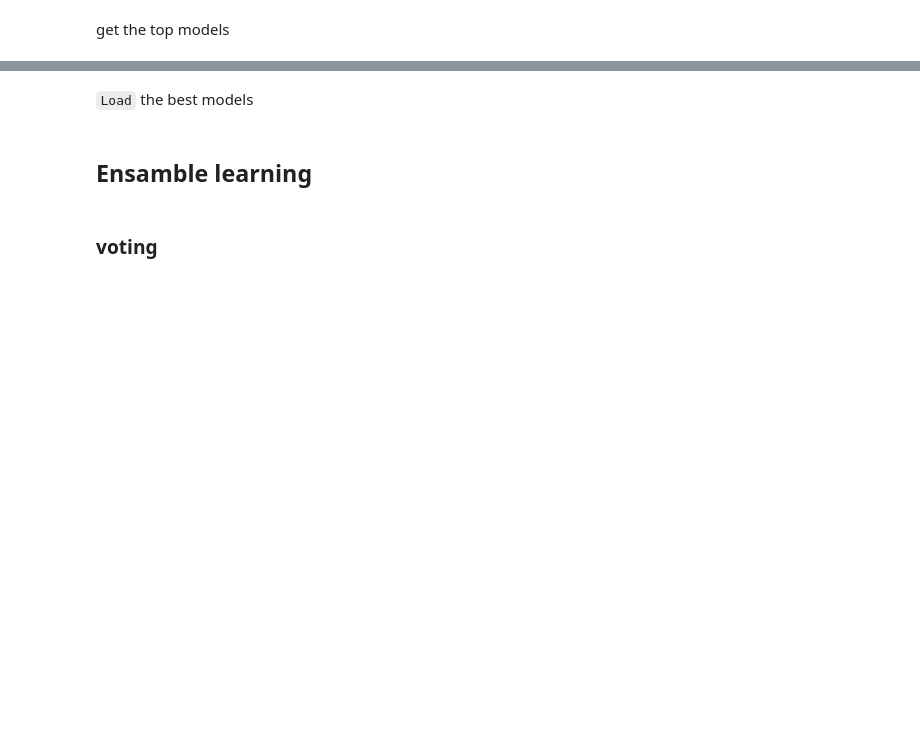
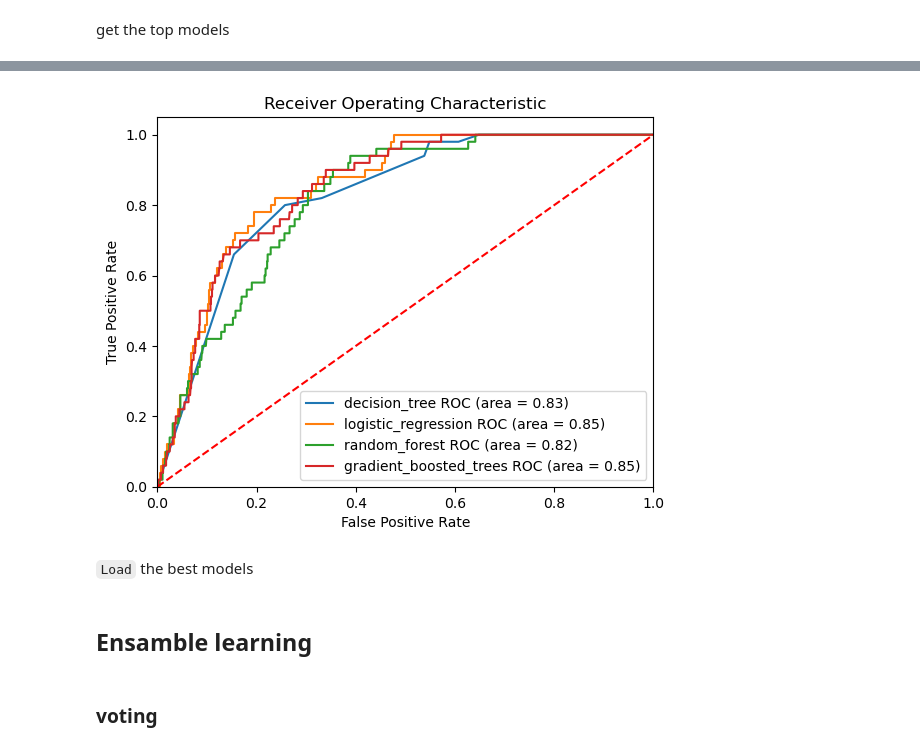
Before and after one commit to waleedtarazi/stroke, a Jupyter notebook: strok.ipynb, the cells around one changed output, grey strips where cells are left out. Cells and saved outputs as stored; diff of their text form; code cells hidden in the pictures; blank space fills up the shorter version.

```diff
--- a/strok.ipynb
+++ b/strok.ipynb
@@ -261,6 +304,3 @@ def R2_model(model, y_true, y_predicted):
     #  .format(model.score(x1, y1)))
     # print('score (test): {:.3f}'
     #     .format(model.score(x2, y2)))
-# %%
-models = models
-scoring = my_scoring
@@ -349,3 +403,42 @@ best_runs[["run_id", "model_name", "metrics."+metric_name]]
+# %%
+models_joblib= [
+  {
+    'label': 'decision_tree',
+    'name': 'best_estimator_decision_tree.pkl'
+  },
+  {
+    'label': 'logistic_regression',
+    'name': 'best_estimator_logistic_regression.pkl'
+  },
+  {
+    'label': 'random_forest',
+    'name': 'best_estimator_random_forest.pkl'
+  },
+  {
+    'label': 'gradient_boosted_trees',
+    'name': 'best_estimator_gradient_boosted_trees.pkl'
+  }
+]
+# %%
+plt.figure()
+for m in models_joblib:
+  model = joblib.load(m['name'])
+  model.fit(X_train, y_train)
+  y_pred = model.predict_proba(X_test)[:,1]
+  fpr, tpr, thresholds = roc_curve(y_test, y_pred)
+  auc = roc_auc_score(y_test, y_pred)
+  plt.plot(fpr, tpr, label='%s ROC (area = %0.2f)' % (m['label'], auc))
+
+plt.plot([0, 1], [0, 1],'r--')
+plt.xlim([0.0, 1.0])
+plt.ylim([0.0, 1.05])
+plt.xlabel('False Positive Rate')
+plt.ylabel('True Positive Rate')
+plt.title('Receiver Operating Characteristic')
+plt.legend(loc='lower right')
+plt.show()
+# %% [output]
+[figure, added]
 # %% [markdown]
 `Load` the best models
 # %%
```
Also changed, not shown: parts of 21 cells of this notebook, 5 other files.
